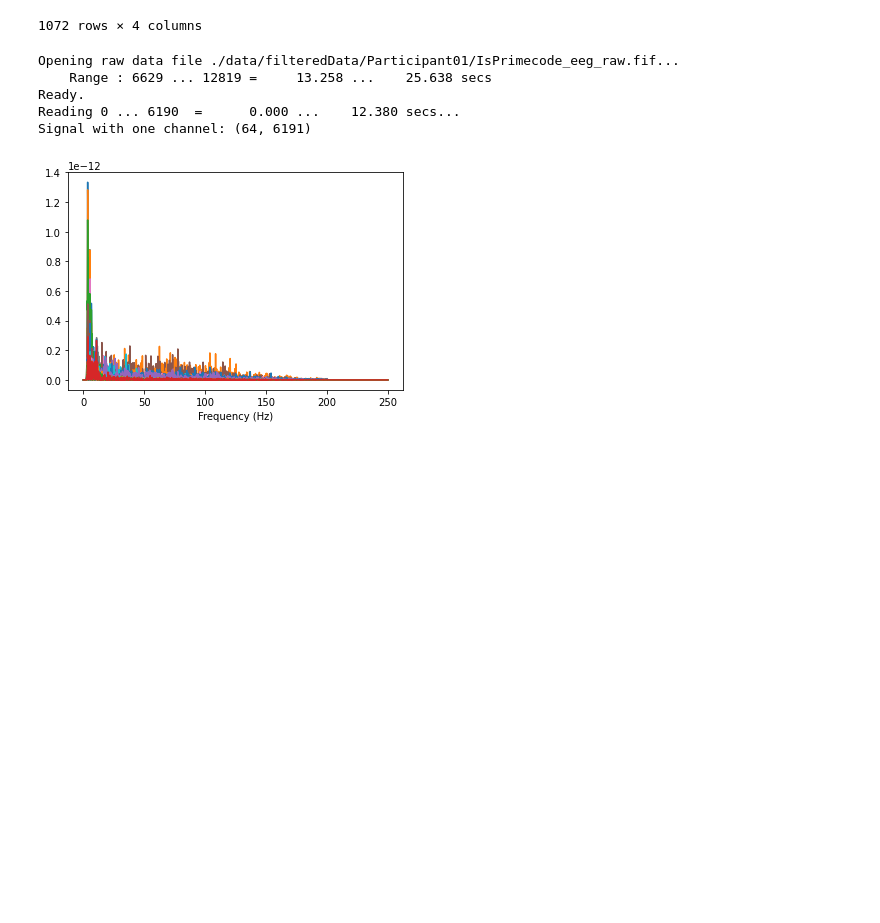
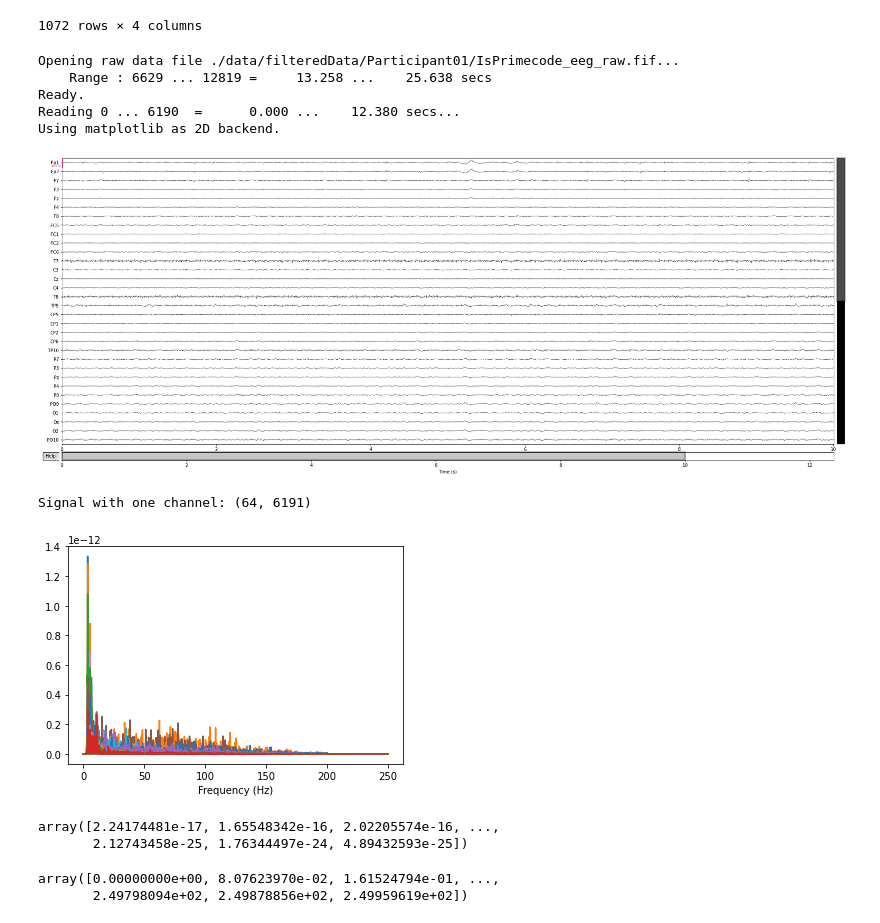
Before and after one commit to brains-on-code/NoviceVsExpert, a Jupyter notebook: dataEvaluation/RQ2_EEG.ipynb, the cells around one changed output. Drawn from its saved outputs; the diff is of its cells as text; code cells hidden in the pictures; blank space fills up the shorter version.

```diff
--- a/dataEvaluation/RQ2_EEG.ipynb
+++ b/dataEvaluation/RQ2_EEG.ipynb
@@ -82,33 +82,36 @@ def get_spectrum(data, sampling_rate, method='welch', decibel=False, resolution=
         if decibel:
             spec = _to_decibel(spec)
     else:
         raise RuntimeError('Unknown method \'{}\''.format(method))
 
     return spec, freq
 
 
 def _to_decibel(spec):
     return 10 * np.log10(spec)
 
 
 sampling_freq = 500.0
 first_eeg_file = df_filtered.iloc[0]["EEG"]
 eeg_data = mne.io.read_raw_fif(first_eeg_file, preload=True)
-eeg_data = eeg_data.get_data()
+eeg_data.plot(n_channels=32, duration=10)
+# plot the raw data
 data_ref = eeg_data - np.mean(eeg_data, axis=0)
 
 
 print('Signal with one channel:', data_ref.shape)
 
 spec, freq = get_spectrum(data_ref, sampling_freq, method='welch', decibel=False, resolution='auto')
 
 plt.plot(freq, spec.transpose())
 plt.xlabel('Frequency (Hz)')
 plt.show()
 # %% [output]
 Opening raw data file ./data/filteredData/Participant01/IsPrimecode_eeg_raw.fif...
     Range : 6629 ... 12819 =     13.258 ...    25.638 secs
 Ready.
 Reading 0 ... 6190  =      0.000 ...    12.380 secs...
-Signal with one channel: (64, 6191)
+Using matplotlib as 2D backend.
-[figure, old version]
+[figure, new version]
+Signal with one channel: (64, 6191)
+[figure, added]
@@ -114,0 +125,10 @@ Signal with one channel: (64, 6191)
+# %%
+spec[1, :]
+# %% [output]
+array([2.24174481e-17, 1.65548342e-16, 2.02205574e-16, ...,
+       2.12743458e-25, 1.76344497e-24, 4.89432593e-25])
+# %%
+freq
+# %% [output]
+array([0.00000000e+00, 8.07623970e-02, 1.61524794e-01, ...,
+       2.49798094e+02, 2.49878856e+02, 2.49959619e+02])
```
Also changed, not shown: parts of 2 cells of this notebook, 1 other file.
